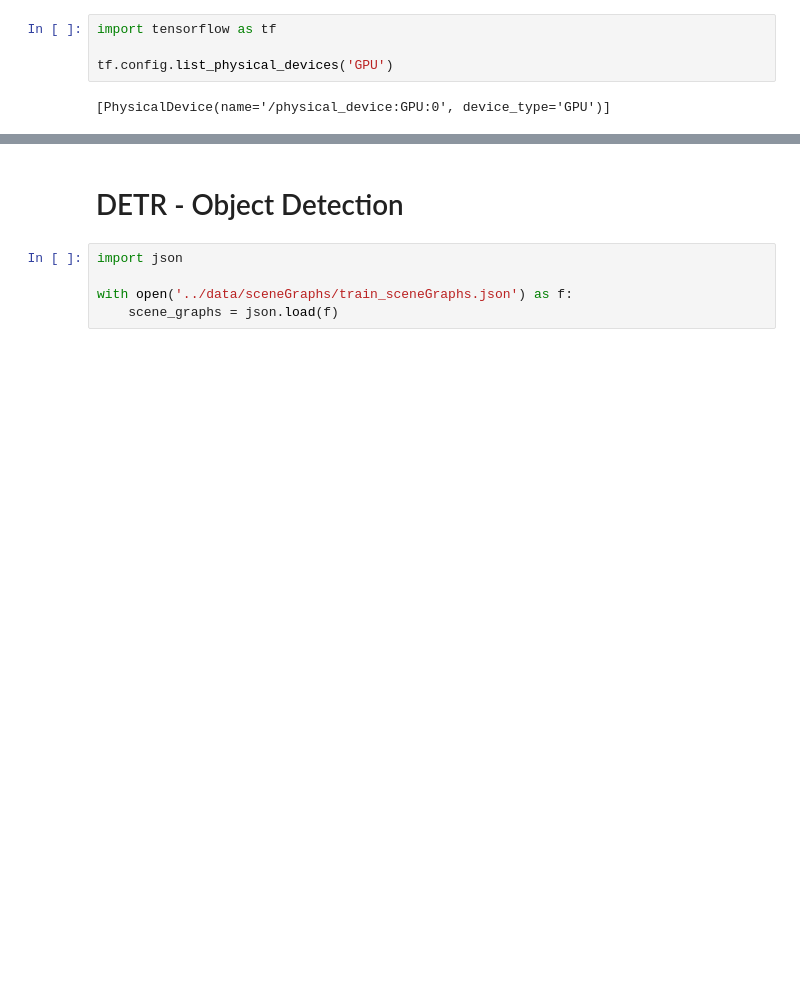
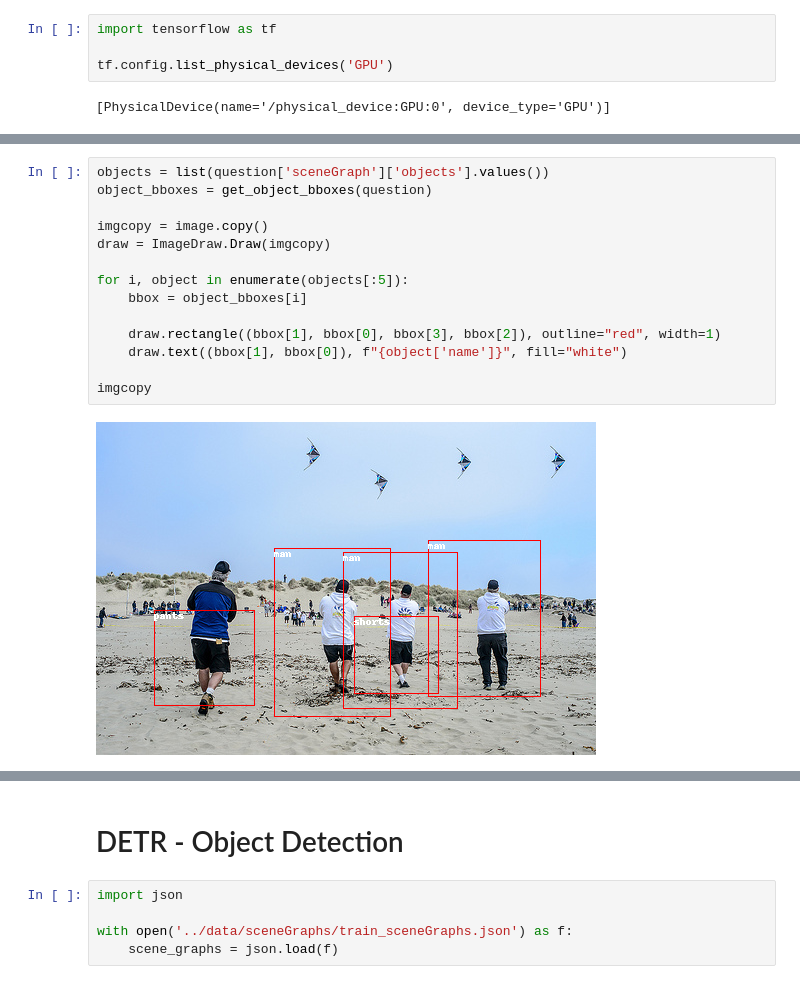
Before and after one commit to winnedatsch/tuw-master-thesis, a Jupyter notebook: notebooks/clip.ipynb, the cells around one changed output, grey strips where cells are left out. Drawn from its saved outputs; the diff is of its cells as text; blank space fills up the shorter version.

```diff
--- a/notebooks/clip.ipynb
+++ b/notebooks/clip.ipynb
@@ -11,0 +251,16 @@ tf.config.list_physical_devices('GPU')
+# %%
+objects = list(question['sceneGraph']['objects'].values())
+object_bboxes = get_object_bboxes(question)
+
+imgcopy = image.copy()
+draw = ImageDraw.Draw(imgcopy)
+
+for i, object in enumerate(objects[:5]):
+    bbox = object_bboxes[i]
+
+    draw.rectangle((bbox[1], bbox[0], bbox[3], bbox[2]), outline="red", width=1)
+    draw.text((bbox[1], bbox[0]), f"{object['name']}", fill="white")
+
+imgcopy
+# %% [output]
+[figure, added]
```
Also changed, not shown: parts of 20 cells of this notebook, 3 other files.
